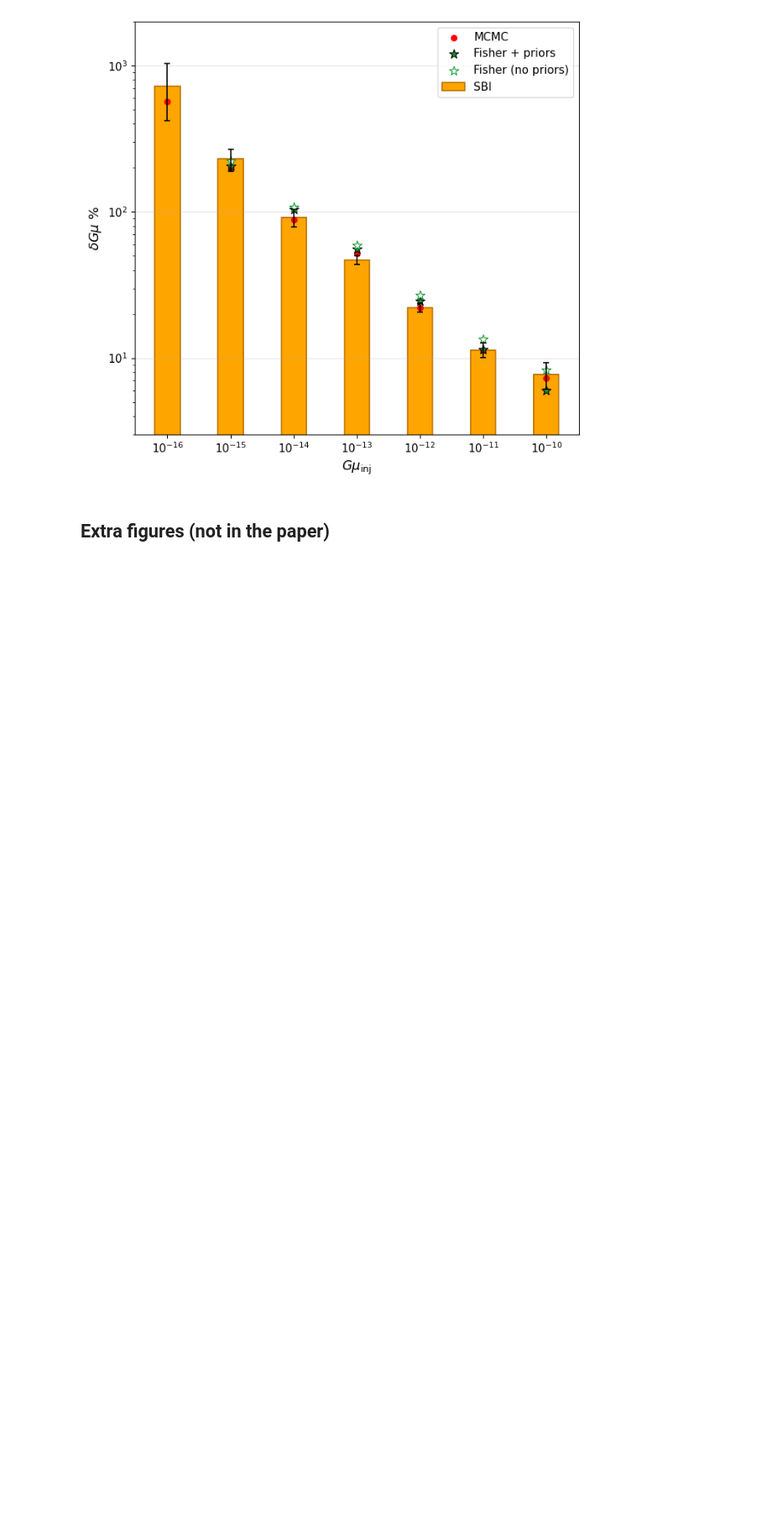
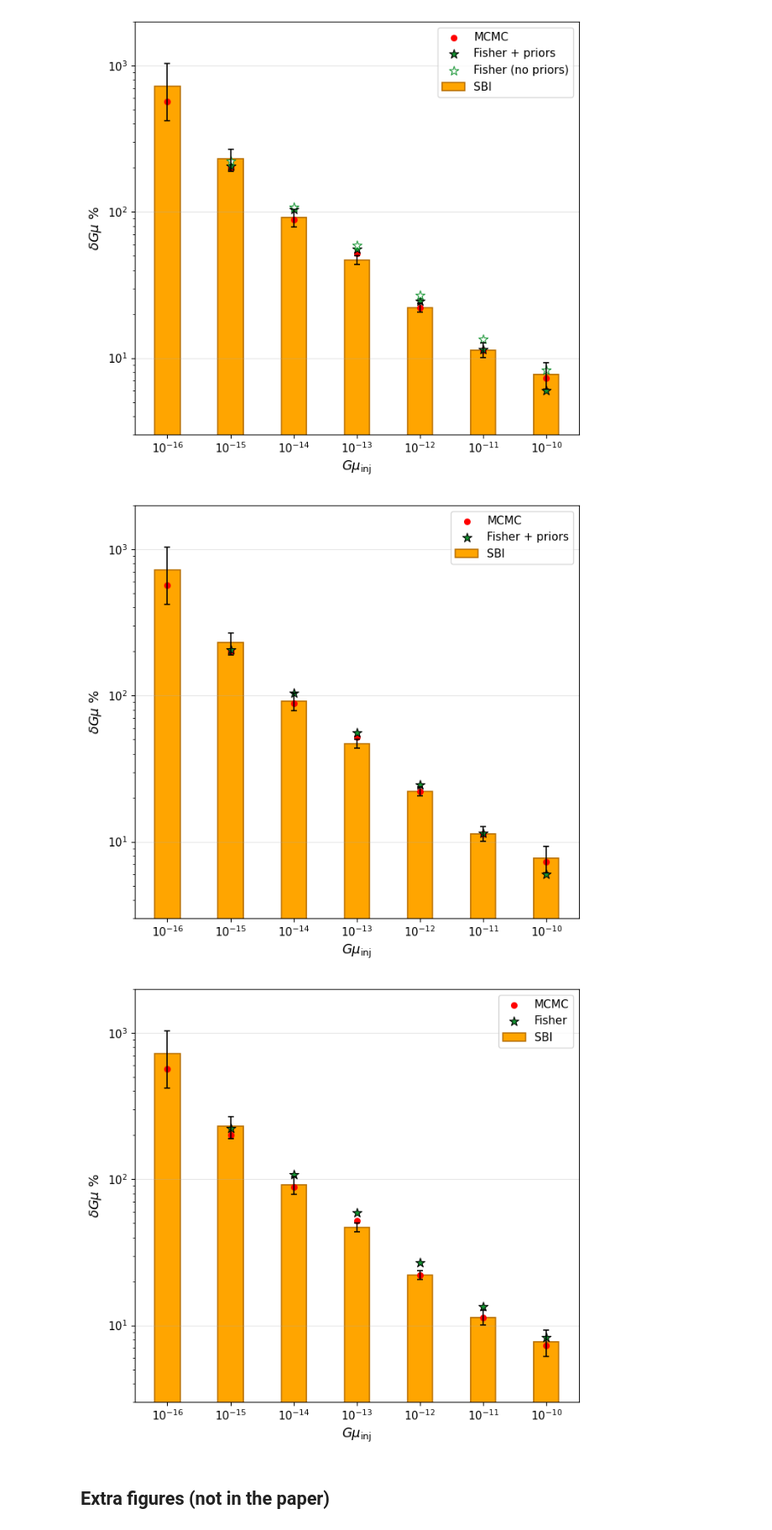
Before and after one commit to AndronikiDimitriou/GWBackFinder-foregrounds, a Jupyter notebook: examples/paper_figures.ipynb, the cells around one changed output. Shown at 84% size. Saved outputs shown, nothing was run; the diff lists cells and outputs as text; code cells hidden in the pictures; blank space fills up the shorter version.

Commit message:
Fig. 4 also with each Fisher version separately
Co-Authored-By: Claude Opus 5.5 <noreply@anthropic.com>

```diff
--- a/examples/paper_figures.ipynb
+++ b/examples/paper_figures.ipynb
@@ -134,6 +134,17 @@ fig4 = P.plot_paper_fig4(S("sbi_fg_summary_with_errors.npz"), mcmc=MCMC,
                          out=OUT / "fig4_validation.pdf")
 # %% [output]
 [figure]
+# %%
+# The same figure with one Fisher at a time
+fig4a = P.plot_paper_fig4(S("sbi_fg_summary_with_errors.npz"), mcmc=MCMC,
+                          fisher={"Fisher + priors": S("fisher_priors_95_intervals.npz")},
+                          out=OUT / "fig4_validation_fisher_priors.pdf")
+fig4b = P.plot_paper_fig4(S("sbi_fg_summary_with_errors.npz"), mcmc=MCMC,
+                          fisher={"Fisher": S("fisher_95_intervals.npz")},
+                          out=OUT / "fig4_validation_fisher_classic.pdf")
+# %% [output]
+[figure, added]
+[figure, added]
 # %% [markdown]
 ## Extra figures (not in the paper)
 # %%
```
Also changed, not shown: 9 other files.
